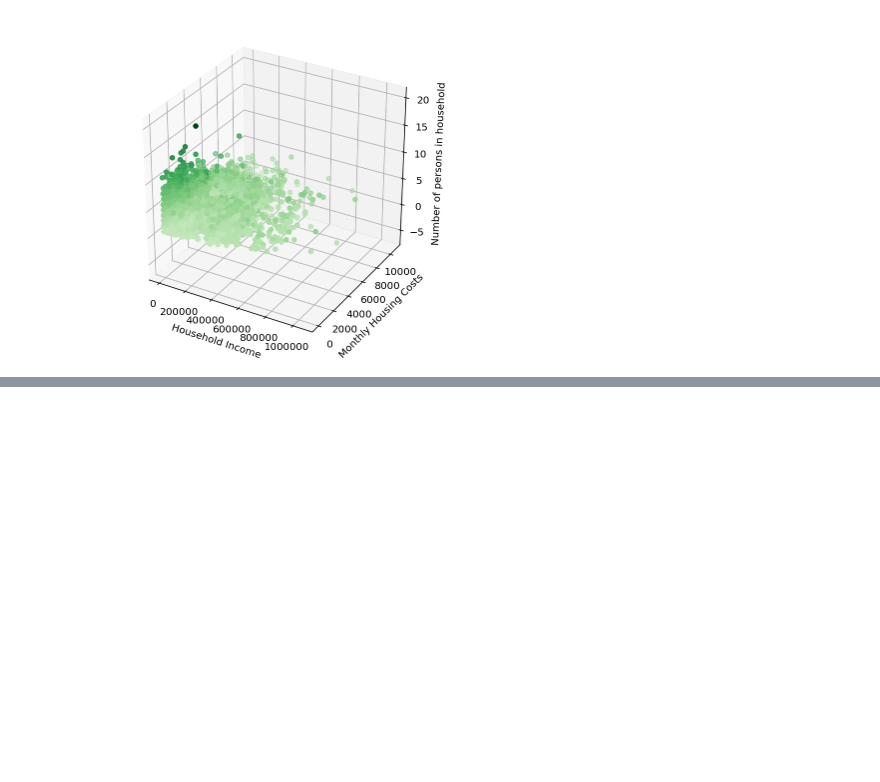
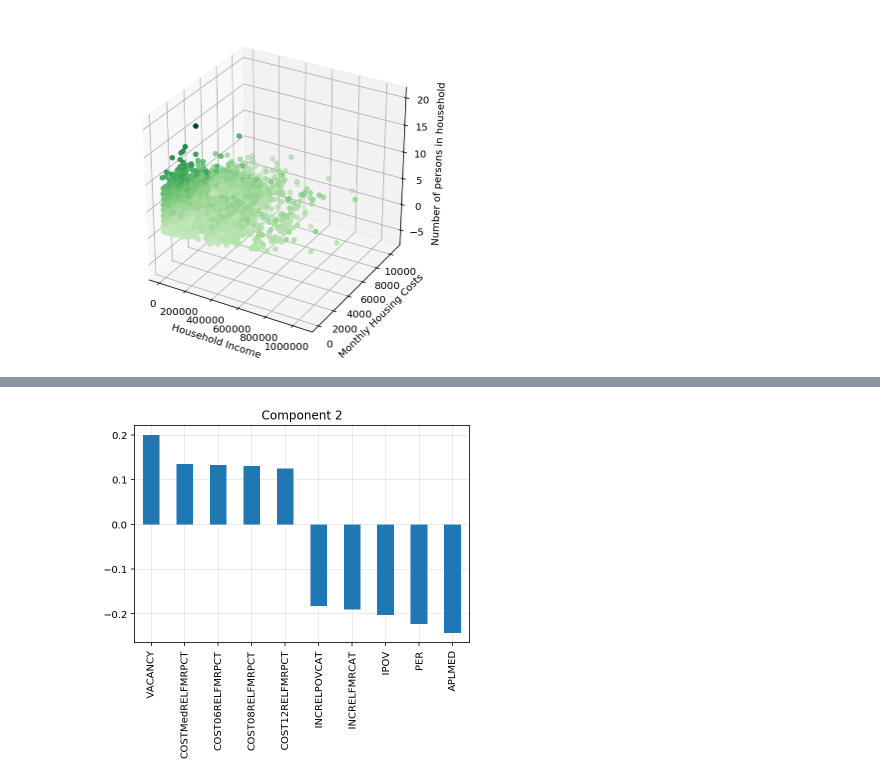
Before and after one commit to MiguelAMartinez/american-housing-survey, a Jupyter notebook: EDA.ipynb, the cells around one changed output, grey strips where cells are left out. Cells and saved outputs as stored; diff of their text form; code cells hidden in the pictures; blank space fills up the shorter version.

```diff
--- a/EDA.ipynb
+++ b/EDA.ipynb
@@ -107,0 +212,4 @@ plot_3D(x_col='ZINC2', y_col='ZSMHC', z_col='PER',df=df_national, col_names_dict
+# %%
+plot_pca(national_processed, pca, 2)
+# %% [output]
+[figure, added]
```
Also changed, not shown: parts of 40 cells of this notebook.
